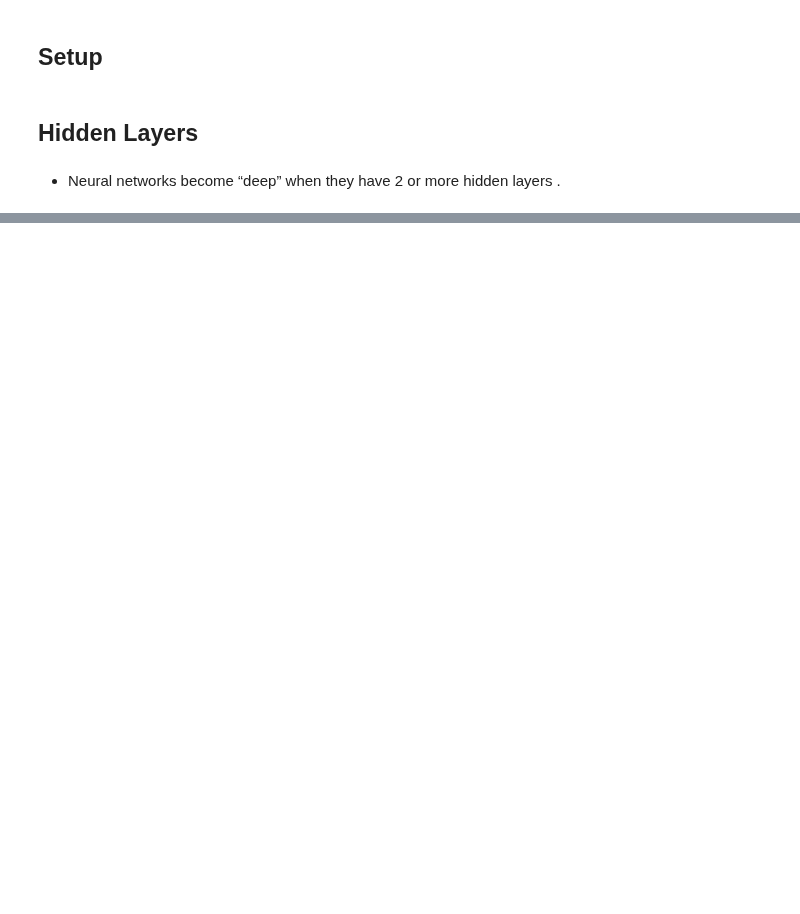
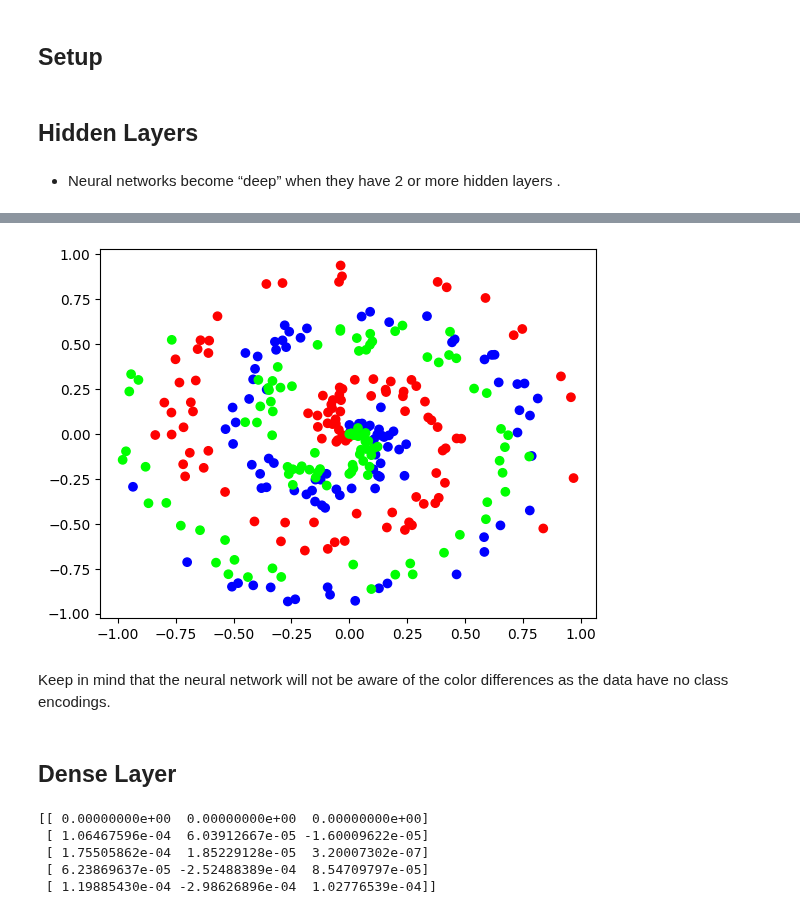
Before and after one commit to rahiakela/deep-learning-research-and-practice, a Jupyter notebook: neural-networks-from-scratch-in-python/02_adding_layers.ipynb, the cells around one changed output, grey strips where cells are left out. Drawn from its saved outputs; the diff is of its cells as text; code cells hidden in the pictures; blank space fills up the shorter version.

```diff
--- a/neural-networks-from-scratch-in-python/02_adding_layers.ipynb
+++ b/neural-networks-from-scratch-in-python/02_adding_layers.ipynb
@@ -175,0 +72,10 @@ print(layer_outputs)
+# %%
+plt.scatter(X[:, 0], X[:, 1], c=y, cmap="brg")
+plt.show()
+# %% [output]
+[figure, added]
+# %% [markdown]
+Keep in mind that the neural network will not be aware of the color differences as the data have
+no class encodings.
+# %% [markdown]
+## Dense Layer
@@ -175,0 +95,14 @@ print(layer_outputs)
+# %%
+# Create Dense layer with 2 input features and 3 output values
+dense_layer = DenseLayer(2, 3)
+
+# Perform a forward pass of our training data through this layer
+dense_layer.forward(X)
+
+print(dense_layer.output[:5])
+# %% [output]
+[[ 0.00000000e+00  0.00000000e+00  0.00000000e+00]
+ [ 1.06467596e-04  6.03912667e-05 -1.60009622e-05]
+ [ 1.75505862e-04  1.85229128e-05  3.20007302e-07]
+ [ 6.23869637e-05 -2.52488389e-04  8.54709797e-05]
+ [ 1.19885430e-04 -2.98626896e-04  1.02776539e-04]]
```
Also changed, not shown: parts of 36 cells of this notebook.
